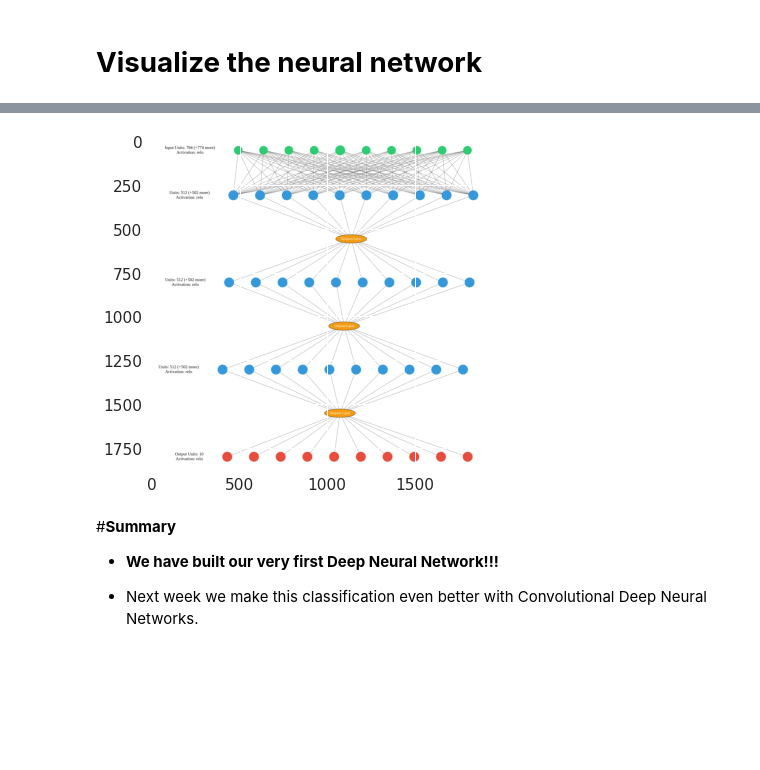
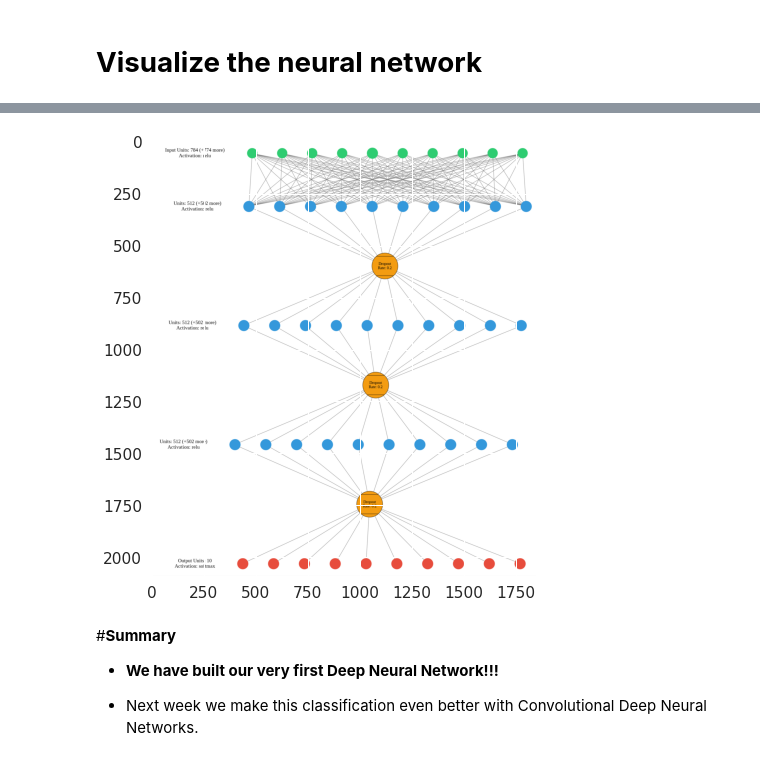
Before and after one commit to marcinwolter/Machine-learning-KISD-2023, a Jupyter notebook: lecture4.ipynb, the cells around one changed output, grey strips where cells are left out. Cells and saved outputs as stored; diff of their text form; code cells hidden in the pictures; blank space fills up the shorter version.

```diff
--- a/lecture4.ipynb
+++ b/lecture4.ipynb
@@ -1004,10 +1003,13 @@ for i in range(400):
 from keras_visualizer import visualizer
 
 #create the graph.png image
-visualizer(model=model, view=True, format='png', filename='graph')
+visualizer(model=model, file_name='graph', file_format='png')
 
 #show the graph
+from matplotlib.pyplot import figure
 import matplotlib.image as mpimg
+
+figure(figsize=(12, 8))
 img = mpimg.imread('graph.png')
 imgplot = plt.imshow(img,)
 plt.show()
@@ -1019,4 +1020,4 @@ Successfully installed keras-visualizer-2.4
-[figure, old version]
+[figure, new version]
 # %% [markdown]
 #**Summary**
 
```
Also changed, not shown: parts of 14 cells of this notebook.
